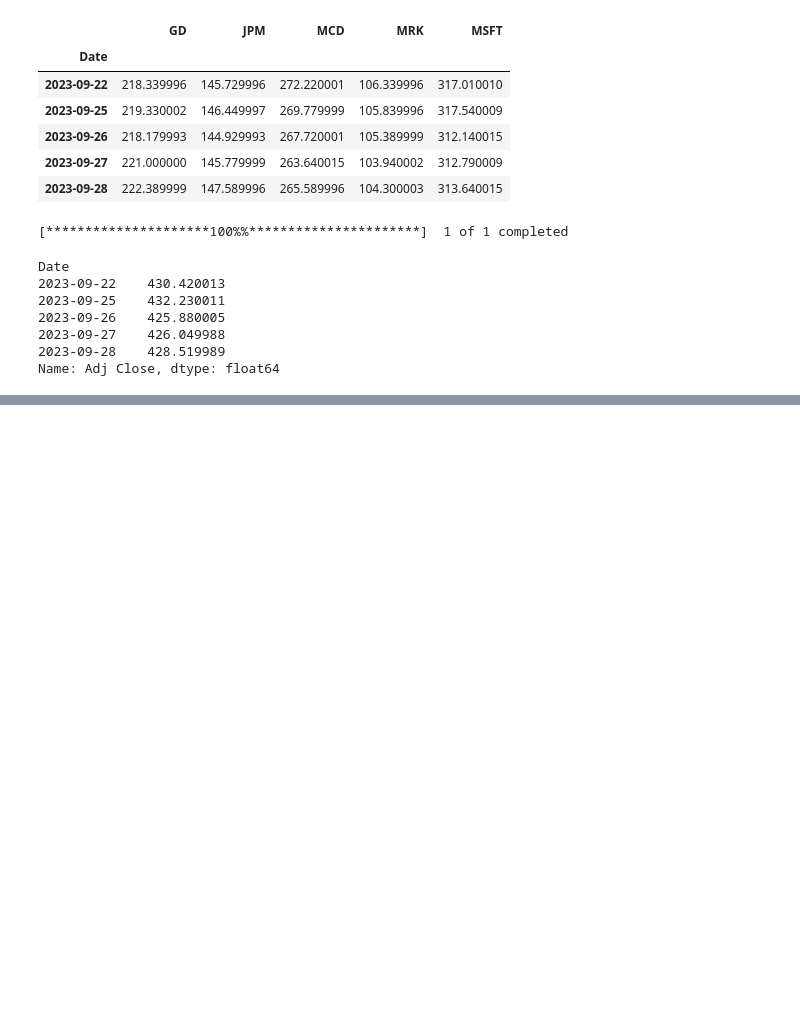
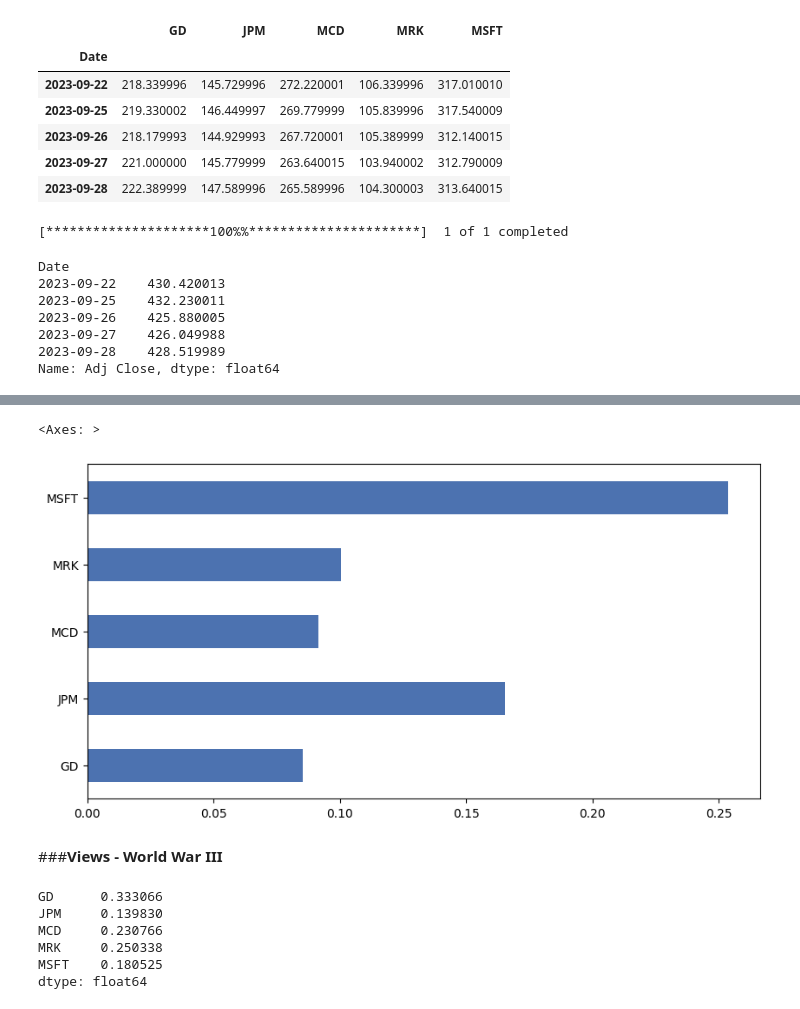
Before and after one commit to AlienX77-cmd/Computational-Finance, a Jupyter notebook: Computational_Finance_Homework_4_Portfolio_Optimization_Programing_6310505688_Kittipak.ipynb, the cells around one changed output, grey strips where cells are left out. Saved outputs shown, nothing was run; the diff lists cells and outputs as text; code cells hidden in the pictures; blank space fills up the shorter version.

```diff
--- a/Computational_Finance_Homework_4_Portfolio_Optimization_Programing_6310505688_Kittipak.ipynb
+++ b/Computational_Finance_Homework_4_Portfolio_Optimization_Programing_6310505688_Kittipak.ipynb
@@ -629,7 +629,7 @@ Name: Adj Close, dtype: float64
 # %%
 # ดึง Market Cap มา
 
-Market_Caps = {}
+mcaps = {}
 for t in tickers:
 	stock = yf.Ticker(t)
-	Market_Caps[t] = stock.info["marketCap"]
+	mcaps[t] = stock.info["marketCap"]
@@ -641,0 +647,10 @@ delta
+# %%
+# ลองหาผลตอบแทนจาก Model Black Litterman
+
+market_prior = black_litterman.market_implied_prior_returns(mcaps, delta, S)
+market_prior.plot.barh(figsize=(10,5))
+# %% [output]
+<Axes: >
+[figure, added]
+# %% [markdown]
+###**Views - World War III**
@@ -641,0 +678,11 @@ delta
+# %%
+# Posterior estimate of returns
+ret_bl = bl.bl_returns()
+ret_bl
+# %% [output]
+GD      0.333066
+JPM     0.139830
+MCD     0.230766
+MRK     0.250338
+MSFT    0.180525
+dtype: float64
```
Also changed, not shown: parts of 16 cells of this notebook.
